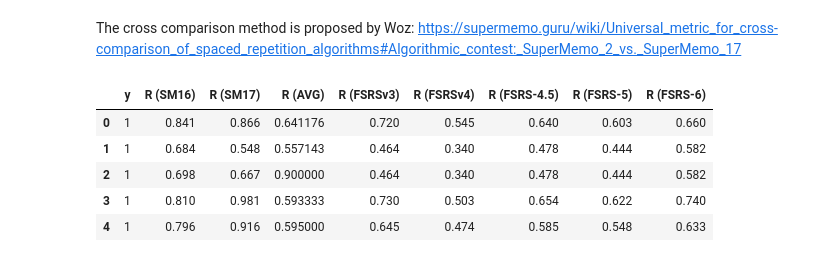
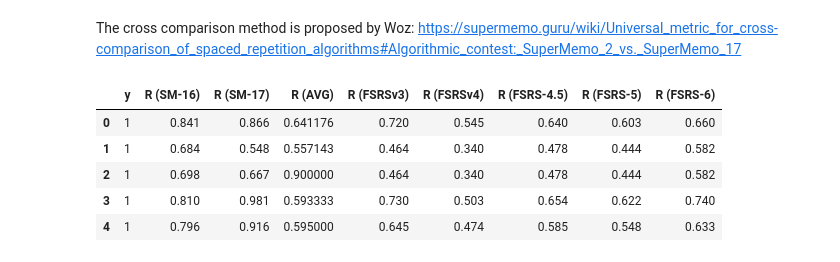
Before and after one commit to open-spaced-repetition/fsrs-vs-sm17, a Jupyter notebook: cross-comparison.ipynb, the cells around one changed output. Cells and saved outputs as stored; diff of their text form; code cells hidden in the pictures.

```diff
--- a/cross-comparison.ipynb
+++ b/cross-comparison.ipynb
@@ -3,16 +3,18 @@ The cross comparison method is proposed by Woz: https://supermemo.guru/wiki/Univ
 # %%
 import pandas as pd
 from pathlib import Path
 
 dfs = []
 
 for file in Path("./raw").glob("*.csv"):
     dfs.append(pd.read_csv(file))
 
 df = pd.concat(dfs, ignore_index=True)
+df.rename(columns={"R (SM17)": "R (SM-17)"}, inplace=True)
+df.rename(columns={"R (SM16)": "R (SM-16)"}, inplace=True)
 df.head()
 # %% [output]
-|  | y | R (SM16) | R (SM17) | R (AVG) | R (FSRSv3) | R (FSRSv4) | R (FSRS-4.5) | R (FSRS-5) | R (FSRS-6) |
+|  | y | R (SM-16) | R (SM-17) | R (AVG) | R (FSRSv3) | R (FSRSv4) | R (FSRS-4.5) | R (FSRS-5) | R (FSRS-6) |
 | 0 | 1 | 0.841 | 0.866 | 0.641176 | 0.720 | 0.545 | 0.640 | 0.603 | 0.660 |
 | 1 | 1 | 0.684 | 0.548 | 0.557143 | 0.464 | 0.340 | 0.478 | 0.444 | 0.582 |
 | 2 | 1 | 0.698 | 0.667 | 0.900000 | 0.464 | 0.340 | 0.478 | 0.444 | 0.582 |
```
Also changed, not shown: parts of 3 cells of this notebook, 2 other files.
